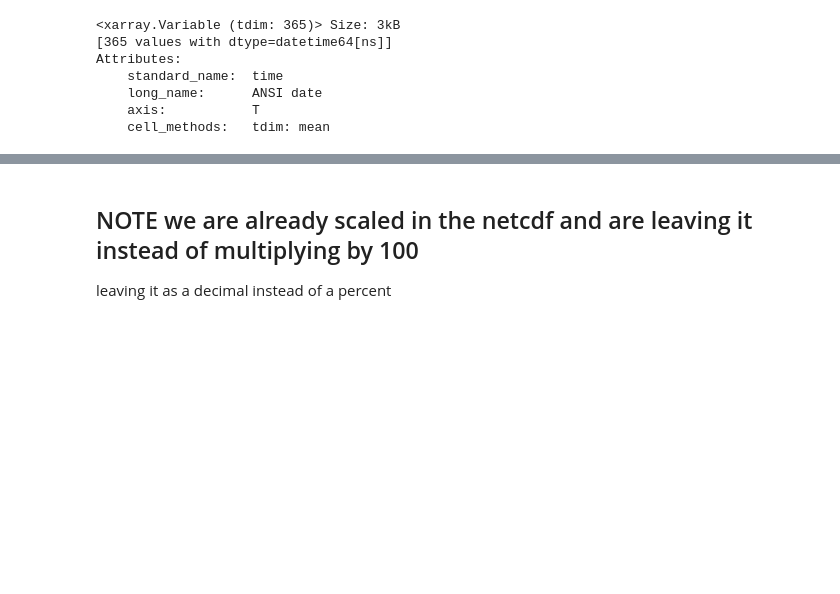
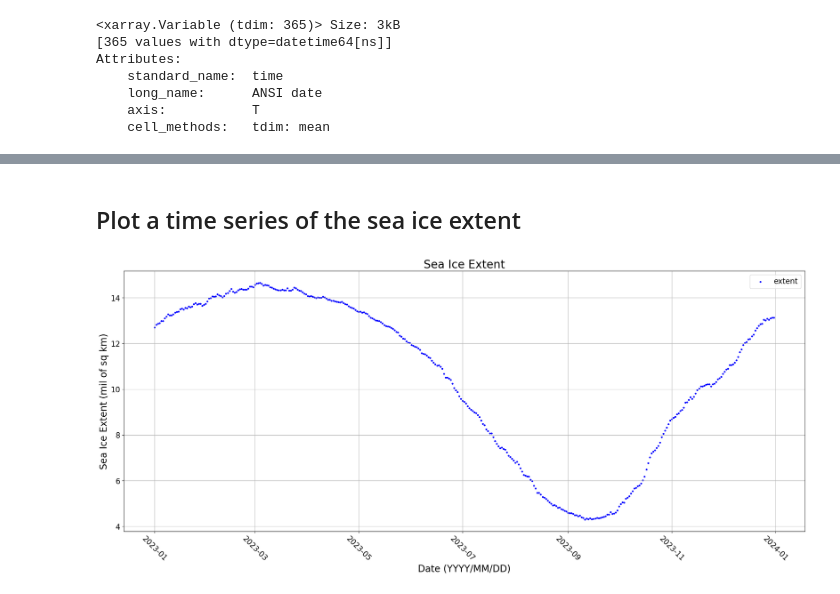
Before and after one commit to nsidc/seaice-cdr-learning-notebook, a Jupyter notebook: CDR-Notebooks/Notebook4.ipynb, the cells around one changed output, grey strips where cells are left out. Saved outputs shown, nothing was run; the diff lists cells and outputs as text; code cells hidden in the pictures; blank space fills up the shorter version.

```diff
--- a/CDR-Notebooks/Notebook4.ipynb
+++ b/CDR-Notebooks/Notebook4.ipynb
@@ -182,4 +191 @@ extent_df
 365 rows × 2 columns
-# %% [markdown]
-## NOTE we are already scaled in the netcdf and are leaving it instead of multiplying by 100
-leaving it as a decimal instead of a percent
@@ -188,0 +192,19 @@ cdr_seaice_conc_2d.max()
+# %% [markdown]
+## Plot a time series of the sea ice extent
+# %%
+# Set up plot space
+fig, ax1 = plt.subplots(figsize=(26, 10))
+
+# Plot extent. Divide extent by 1 million to convert sq km to millions of sq km so that the y-axis values are easier to read
+plt.scatter(extent_df['Date (yyyy/mm/dd)'], extent_df['Extent (km2)']/10e5, color='blue',
+            label='extent', s=8)
+plt.title("Sea Ice Extent", fontsize=24)
+# Set labels and ticks
+plt.xlabel("Date (YYYY/MM/DD)", fontsize=20)
+plt.ylabel("Sea Ice Extent (mil of sq km)", fontsize=20)
+plt.xticks(rotation=-45, fontsize=16)
+plt.yticks(fontsize=16)
+plt.legend(fontsize=16)
+plt.grid()
+# %% [output]
+[figure, added]
```
Also changed, not shown: parts of 9 cells of this notebook.
